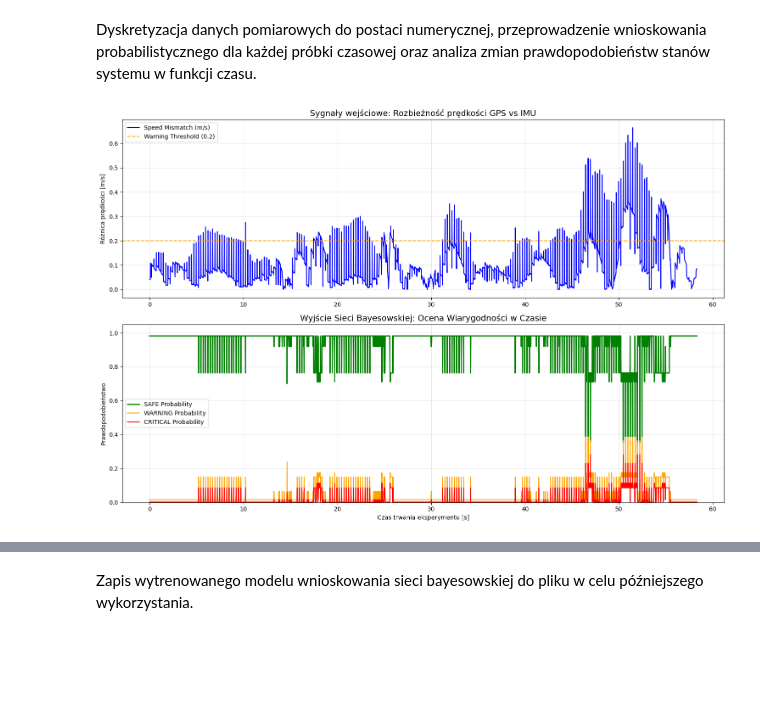
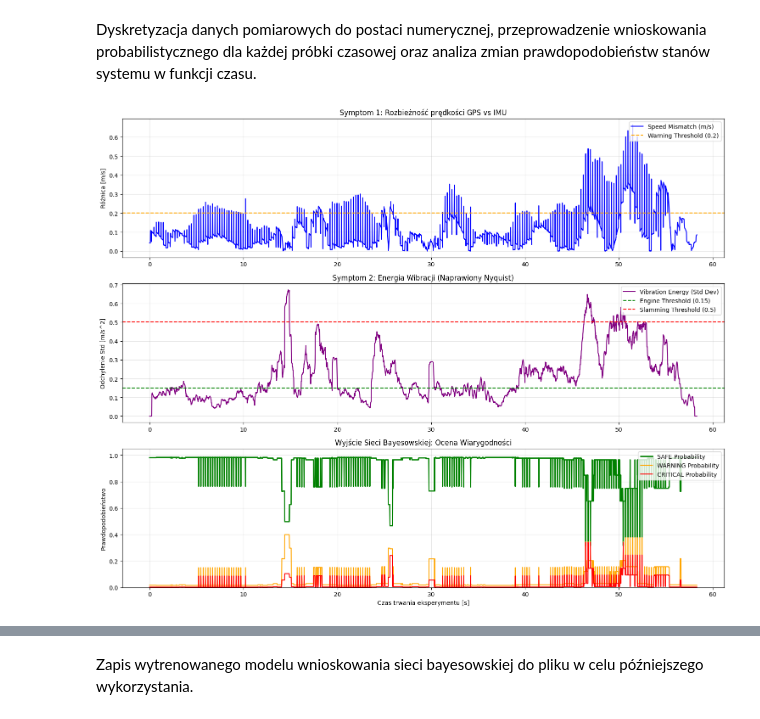
Before and after one commit to tygrysiatkomale/Inzynierka, a Jupyter notebook: data_preparation_and_model_training.ipynb, the cells around one changed output, grey strips where cells are left out. Cells and saved outputs as stored; diff of their text form; code cells hidden in the pictures; blank space fills up the shorter version.

```diff
--- a/data_preparation_and_model_training.ipynb
+++ b/data_preparation_and_model_training.ipynb
@@ -220,11 +264,23 @@ infer = VariableElimination(model)
 Wnioskowanie dla wybranych scenariuszy obserwacji.
 # %%
 q = infer.query(variables=['System_Status'],
-                evidence={'Mismatch_State': 2, 'Roll_State': 0})
+                evidence={
+                    'Mismatch_State': 2,
+                    'Roll_State': 0,
+                    'Vibration_State': 1,
+                    'Turn_State': 0,
+                    'Engine_Status': 1
+                    })
 print(q)
 
 q_safe = infer.query(variables=['System_Status'],
-                     evidence={'Mismatch_State': 0, 'Roll_State': 0, 'Vibration_State': 0})
+                     evidence={
+                    'Mismatch_State': 0,
+                    'Roll_State': 0,
+                    'Vibration_State': 0,
+                    'Turn_State': 0,
+                    'Engine_Status': 0
+                    })
 print(q_safe)
 # %% [output]
 +------------------+----------------------+
@@ -258,54 +314,76 @@ df_bn['Mismatch_State'] = pd.cut(df_merged['speed_mismatch'].abs(),
                                  bins=[-1, 0.2, 0.5, 100],
                                  labels=[0, 1, 2]).astype(int)
 
-df_bn['Vibration_State'] = pd.cut((df_merged['acc_total'] - 9.81).abs(),
-                                  bins=[-1, 0.5, 2.0, 100],
+df_bn['Vibration_State'] = pd.cut(df_merged['vibration_energy'],
+                                  bins=[-1, 0.15, 0.5, 100],
                                   labels=[0, 1, 2]).astype(int)
+
+df_bn['Turn_State'] = pd.cut(df_merged['turn_rate'],
+                             bins=[-1, 0.1, 0.3, 100],
+                             labels=[0, 1, 2]).astype(int)
+
+df_bn['Engine_Status'] = pd.cut(df_merged['speed_filter'],
+                                bins=[-1, 0.2, 100],
+                                labels=[0, 1]).astype(int)
 
 results_safe = []
 results_warning = []
 results_critical = []
 
-for index, row in tqdm(df_bn.iterrows(), total=df_bn.shape[0]):
+for index, row in df_bn.iterrows():
 
     evidence = {
         'Mismatch_State': row['Mismatch_State'],
         'Roll_State': row['Roll_State'],
-        'Vibration_State': row['Vibration_State']
+        'Vibration_State': row['Vibration_State'],
+        'Turn_State': row['Turn_State'],
+        'Engine_Status': row['Engine_Status']
     }
 
-    q = infer.query(variables=['System_Status'], evidence=evidence, show_progress=False)
+    try:
+        q = infer.query(variables=['System_Status'], evidence=evidence, show_progress=False)
+        results_safe.append(q.values[0])
+        results_warning.append(q.values[1])
+        results_critical.append(q.values[2])
+    except:
+        results_safe.append(0)
+        results_warning.append(1)
+        results_critical.append(0)
 
-    results_safe.append(q.values[0])
-    results_warning.append(q.values[1])
-    results_critical.append(q.values[2])
+plt.figure(figsize=(15, 12))
 
-plt.figure(figsize=(15, 10))
-
-plt.subplot(2, 1, 1)
+plt.subplot(3, 1, 1)
 time_rel = df_merged['time'] - df_merged['time'].iloc[0]
-
 plt.plot(time_rel, df_merged['speed_mismatch'], label='Speed Mismatch (m/s)', color='blue')
 plt.axhline(y=0.2, color='orange', linestyle='--', label='Warning Threshold (0.2)')
-plt.title('Sygnały wejściowe: Rozbieżność prędkości GPS vs IMU', fontsize=14)
-plt.ylabel('Różnica prędkości [m/s]')
-plt.legend()
+plt.title('Symptom 1: Rozbieżność prędkości GPS vs IMU', fontsize=12)
+plt.ylabel('Różnica [m/s]')
+plt.legend(loc='upper right')
 plt.grid(True, alpha=0.3)
 
-plt.subplot(2, 1, 2)
+plt.subplot(3, 1, 2)
+plt.plot(time_rel, df_merged['vibration_energy'], label='Vibration Energy (Std Dev)', color='purple')
+plt.axhline(y=0.15, color='green', linestyle='--', label='Engine Threshold (0.15)')
+plt.axhline(y=0.5, color='red', linestyle='--', label='Slamming Threshold (0.5)')
+plt.title('Symptom 2: Energia Wibracji (Naprawiony Nyquist)', fontsize=12)
+plt.ylabel('Odchylenie Std [m/s^2]')
+plt.legend(loc='upper right')
+plt.grid(True, alpha=0.3)
+
+plt.subplot(3, 1, 3)
 plt.plot(time_rel, results_safe, label='SAFE Probability', color='green', linewidth=2)
 plt.plot(time_rel, results_warning, label='WARNING Probability', color='orange', linewidth=1.5)
 plt.plot(time_rel, results_critical, label='CRITICAL Probability', color='red', linewidth=1.5)
 
-plt.title('Wyjście Sieci Bayesowskiej: Ocena Wiarygodności w Czasie', fontsize=14)
+plt.title('Wyjście Sieci Bayesowskiej: Ocena Wiarygodności', fontsize=12)
 plt.ylabel('Prawdopodobieństwo')
 plt.xlabel('Czas trwania eksperymentu [s]')
-plt.legend()
+plt.legend(loc='upper right')
 plt.grid(True, alpha=0.3)
 plt.ylim(0, 1.05)
 
 plt.tight_layout()
 plt.savefig('integrity_monitor_results.png')
 plt.show()
 # %% [output]
-[figure, old version]
+[figure, new version]
```
Also changed, not shown: parts of 9 cells of this notebook, 2 other files.
